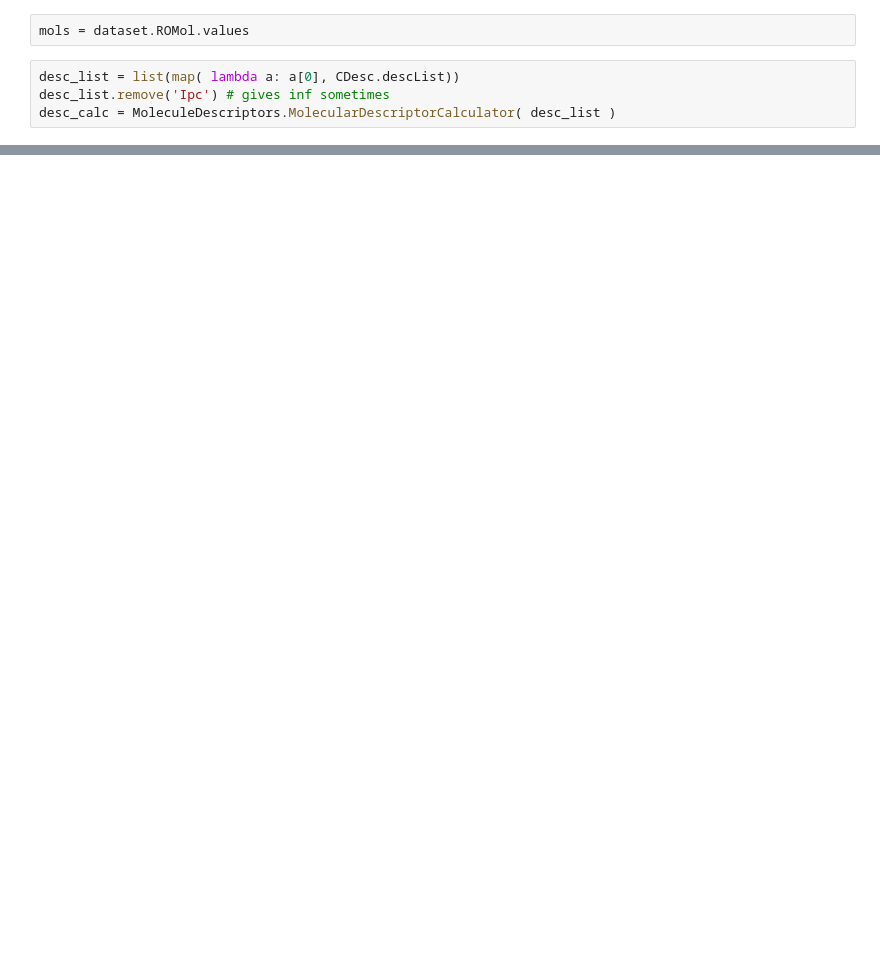
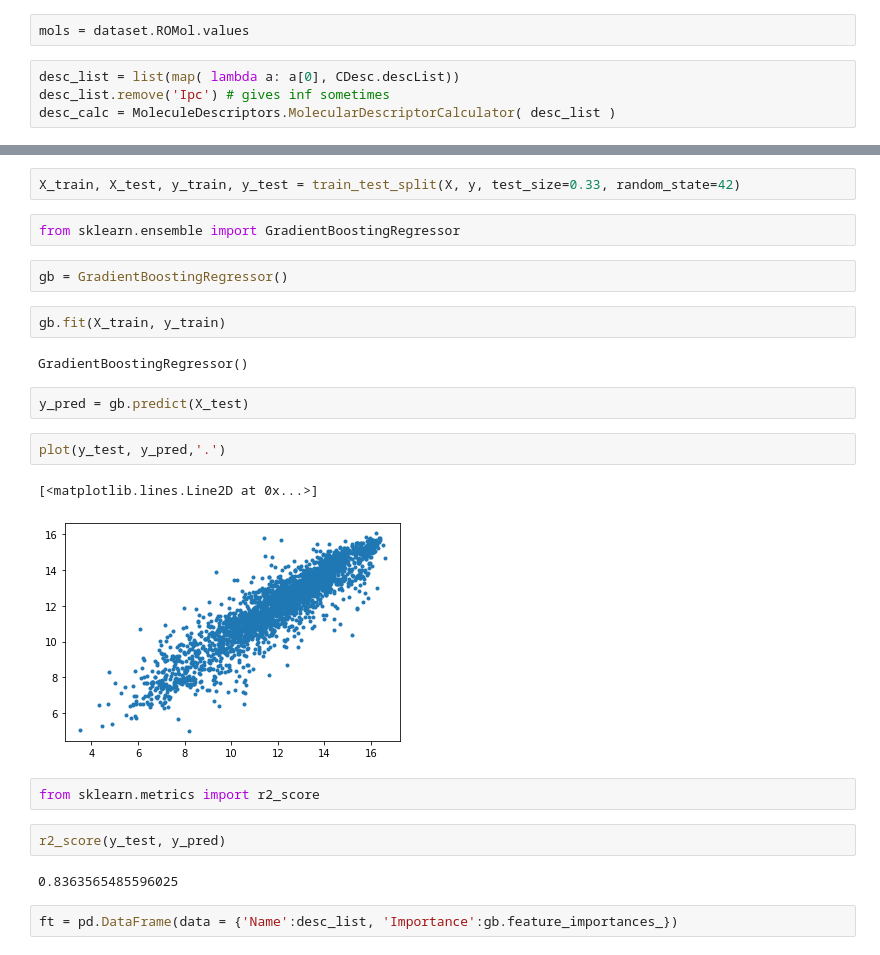
Before and after one commit to dseeliger/ITNLecture, a Jupyter notebook: notebooks/ADME_Model.ipynb, the cells around one changed output, grey strips where cells are left out. Saved outputs shown, nothing was run; the diff lists cells and outputs as text; blank space fills up the shorter version.

```diff
--- a/notebooks/ADME_Model.ipynb
+++ b/notebooks/ADME_Model.ipynb
@@ -95,0 +50,25 @@ RDKit WARNING: [19:31:16] WARNING: not removing hydrogen atom without neighbors
+# %%
+X_train, X_test, y_train, y_test = train_test_split(X, y, test_size=0.33, random_state=42)
+# %%
+from sklearn.ensemble import GradientBoostingRegressor
+# %%
+gb = GradientBoostingRegressor()
+# %%
+gb.fit(X_train, y_train)
+# %% [output]
+GradientBoostingRegressor()
+# %%
+y_pred = gb.predict(X_test)
+# %%
+plot(y_test, y_pred,'.')
+# %% [output]
+[<matplotlib.lines.Line2D at 0x...>]
+[figure, added]
+# %%
+from sklearn.metrics import r2_score
+# %%
+r2_score(y_test, y_pred)
+# %% [output]
+0.8363565485596025
+# %%
+ft = pd.DataFrame(data = {'Name':desc_list, 'Importance':gb.feature_importances_})
```
Also changed, not shown: parts of 14 cells of this notebook, 2 other files.
